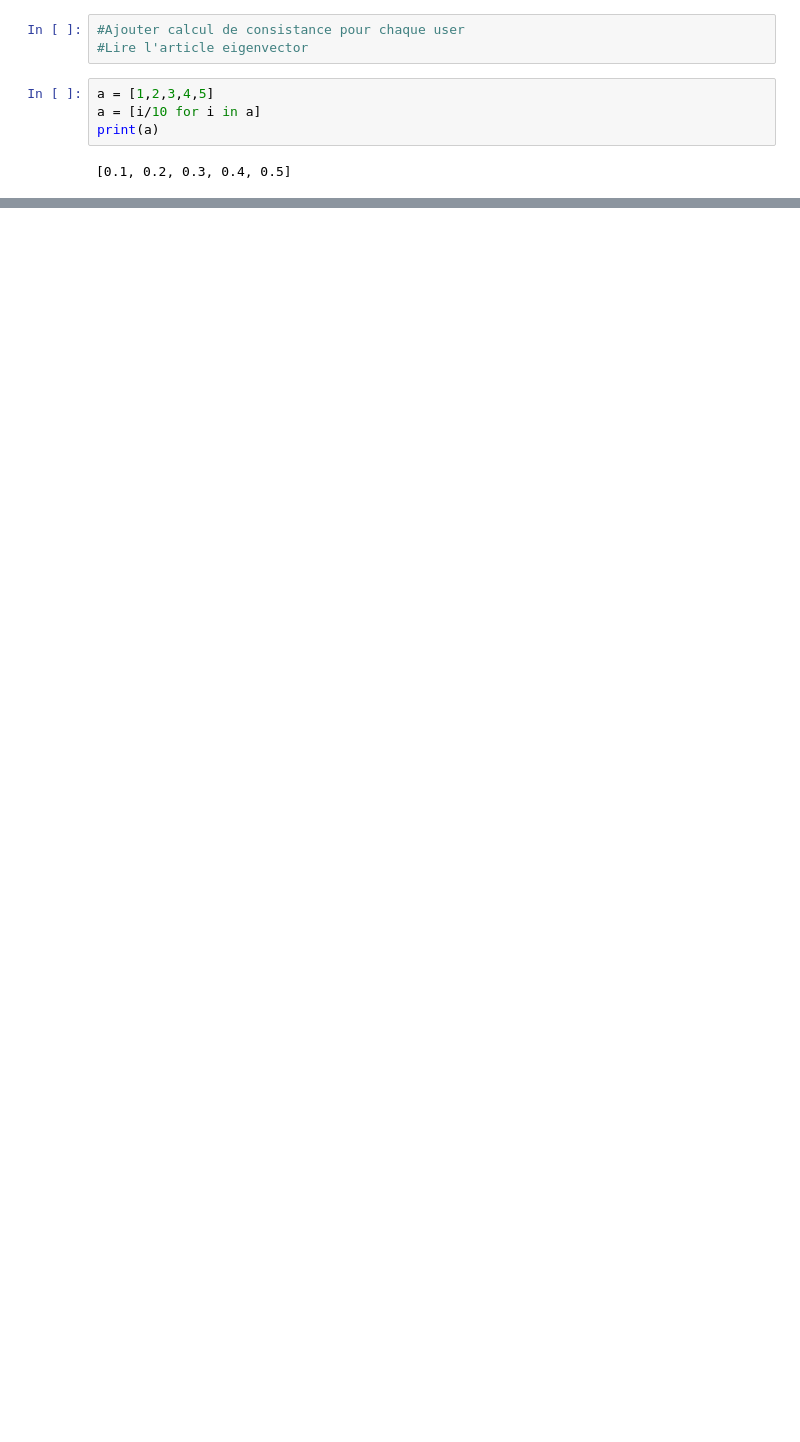
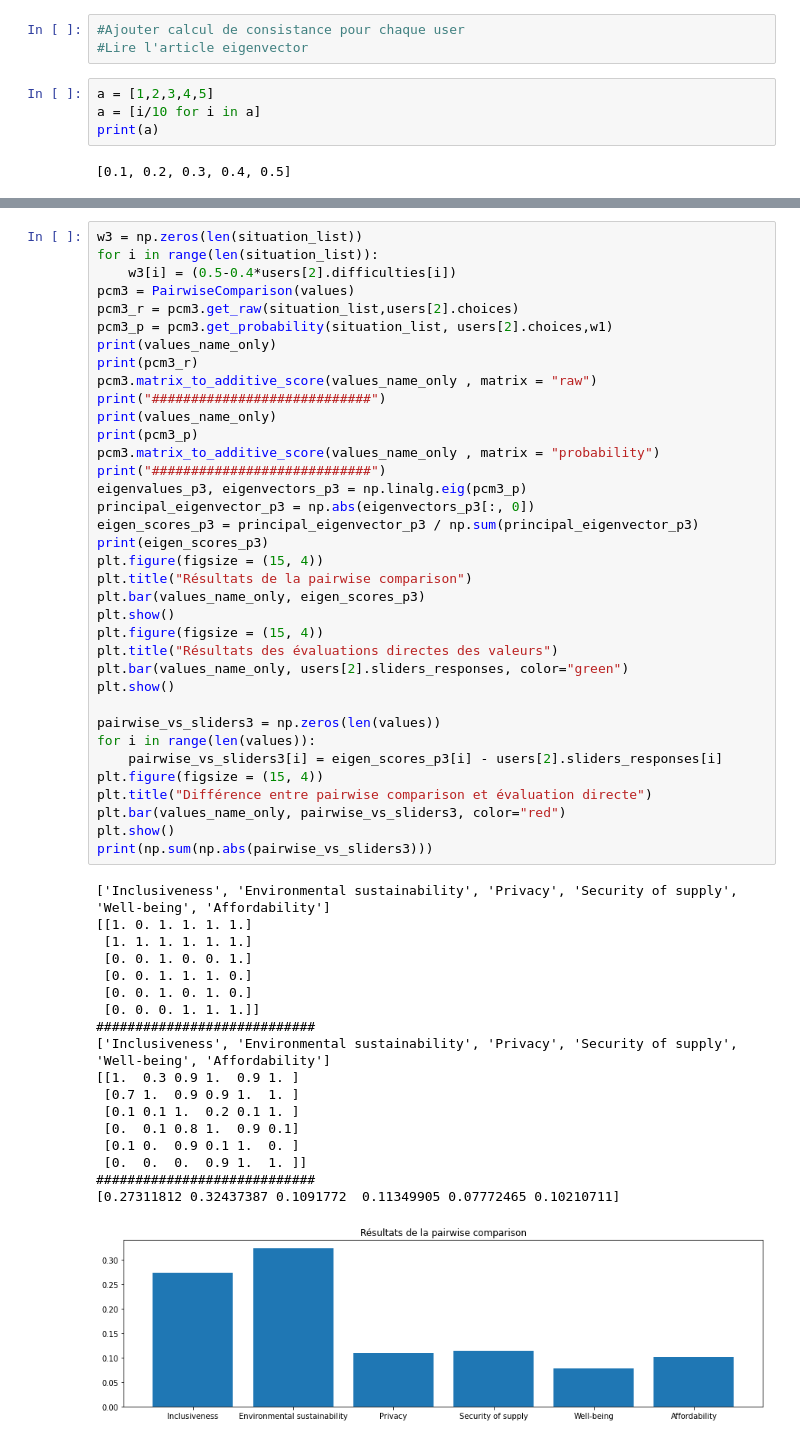
Before and after one commit to marceaunahon/LIRIS-ACCELERAI-ethics-study, a Jupyter notebook: main3.ipynb, the cells around one changed output, grey strips where cells are left out. Drawn from its saved outputs; the diff is of its cells as text; blank space fills up the shorter version.

```diff
--- a/main3.ipynb
+++ b/main3.ipynb
@@ -133,0 +140,55 @@ plt.show()
+# %%
+w3 = np.zeros(len(situation_list))
+for i in range(len(situation_list)):
+    w3[i] = (0.5-0.4*users[2].difficulties[i])
+pcm3 = PairwiseComparison(values)
+pcm3_r = pcm3.get_raw(situation_list,users[2].choices)
+pcm3_p = pcm3.get_probability(situation_list, users[2].choices,w1)
+print(values_name_only)
+print(pcm3_r)
+pcm3.matrix_to_additive_score(values_name_only , matrix = "raw")
+print("############################")
+print(values_name_only)
+print(pcm3_p)
+pcm3.matrix_to_additive_score(values_name_only , matrix = "probability")
+print("############################")
+eigenvalues_p3, eigenvectors_p3 = np.linalg.eig(pcm3_p)
+principal_eigenvector_p3 = np.abs(eigenvectors_p3[:, 0])
+eigen_scores_p3 = principal_eigenvector_p3 / np.sum(principal_eigenvector_p3)
+print(eigen_scores_p3)
+plt.figure(figsize = (15, 4))
+plt.title("Résultats de la pairwise comparison")
+plt.bar(values_name_only, eigen_scores_p3)
+plt.show()
+plt.figure(figsize = (15, 4))
+plt.title("Résultats des évaluations directes des valeurs")
+plt.bar(values_name_only, users[2].sliders_responses, color="green")
+plt.show()
+
+pairwise_vs_sliders3 = np.zeros(len(values))
+for i in range(len(values)):
+    pairwise_vs_sliders3[i] = eigen_scores_p3[i] - users[2].sliders_responses[i]
+plt.figure(figsize = (15, 4))
+plt.title("Différence entre pairwise comparison et évaluation directe")
+plt.bar(values_name_only, pairwise_vs_sliders3, color="red")
+plt.show()
+print(np.sum(np.abs(pairwise_vs_sliders3)))
+# %% [output]
+['Inclusiveness', 'Environmental sustainability', 'Privacy', 'Security of supply', 'Well-being', 'Affordability']
+[[1. 0. 1. 1. 1. 1.]
+ [1. 1. 1. 1. 1. 1.]
+ [0. 0. 1. 0. 0. 1.]
+ [0. 0. 1. 1. 1. 0.]
+ [0. 0. 1. 0. 1. 0.]
+ [0. 0. 0. 1. 1. 1.]]
+############################
+['Inclusiveness', 'Environmental sustainability', 'Privacy', 'Security of supply', 'Well-being', 'Affordability']
+[[1.  0.3 0.9 1.  0.9 1. ]
+ [0.7 1.  0.9 0.9 1.  1. ]
+ [0.1 0.1 1.  0.2 0.1 1. ]
+ [0.  0.1 0.8 1.  0.9 0.1]
+ [0.1 0.  0.9 0.1 1.  0. ]
+ [0.  0.  0.  0.9 1.  1. ]]
+############################
+[0.27311812 0.32437387 0.1091772  0.11349905 0.07772465 0.10210711]
+[figure, added]
```
Also changed, not shown: parts of 4 cells of this notebook, 2 other files.
